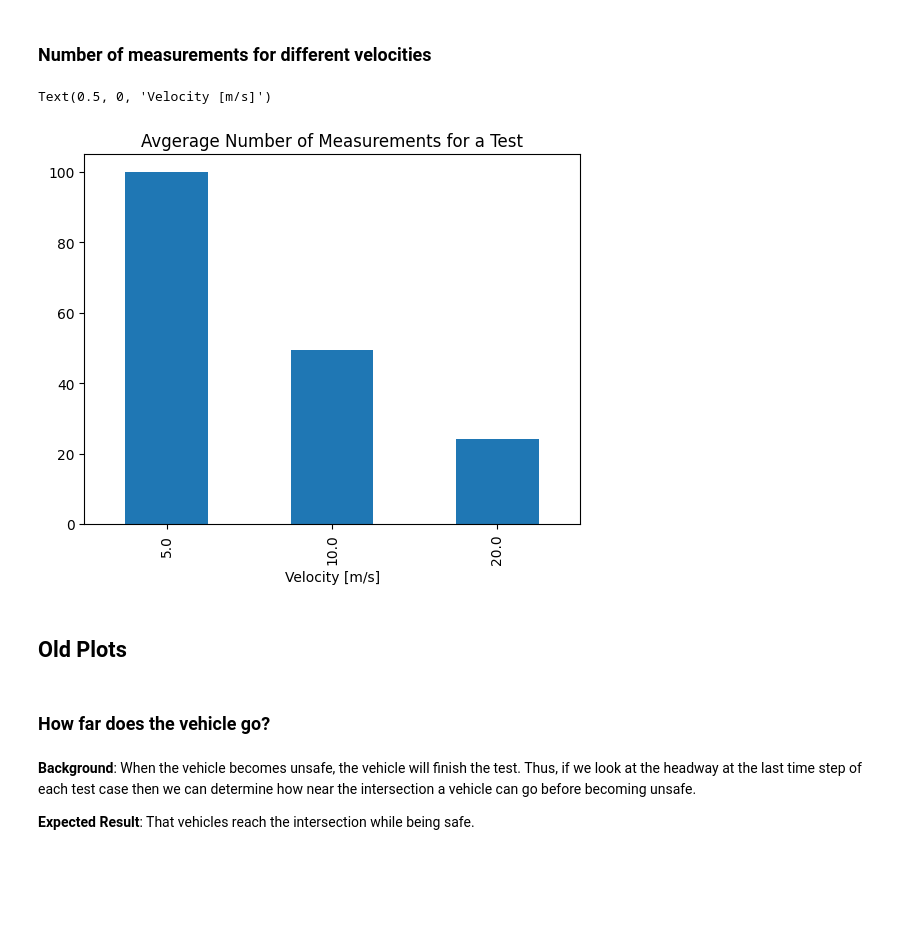
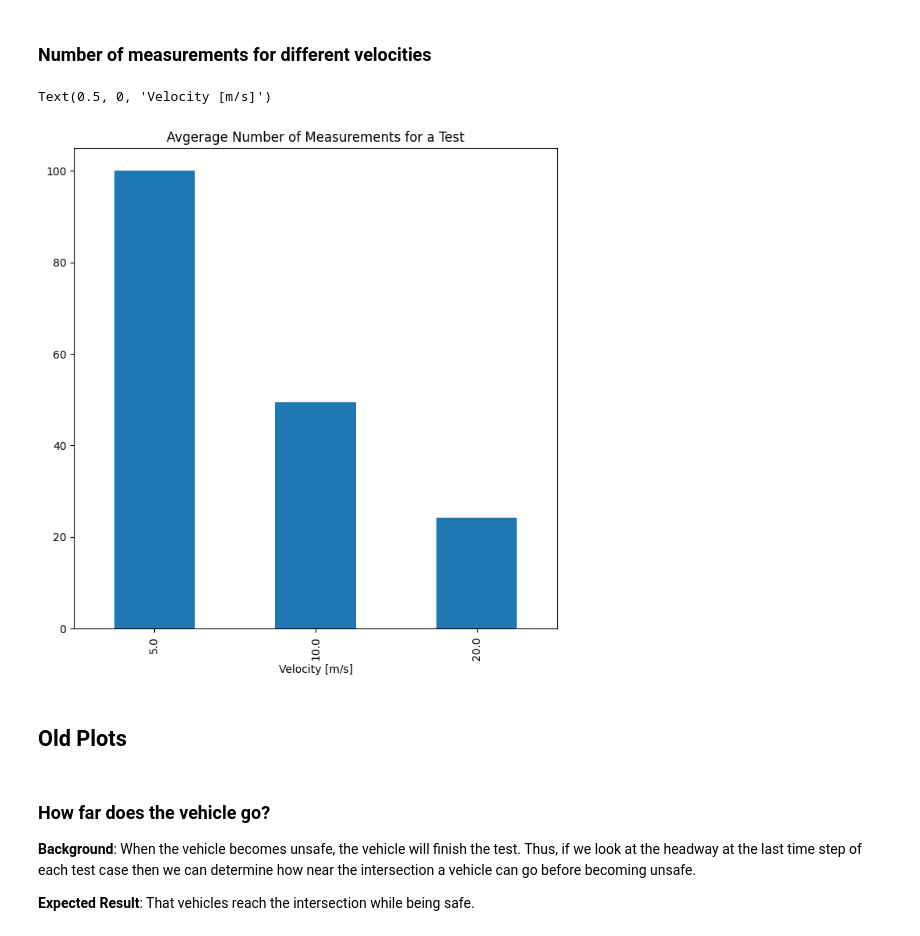
Before and after one commit to KTH-SML/kaarmu_svea, a Jupyter notebook: src/wp3_tests/notebooks/Decentralized Intelligence.ipynb, the cells around one changed output. Drawn from its saved outputs; the diff is of its cells as text; code cells hidden in the pictures; blank space fills up the shorter version.

```diff
--- a/src/wp3_tests/notebooks/Decentralized Intelligence.ipynb
+++ b/src/wp3_tests/notebooks/Decentralized Intelligence.ipynb
@@ -429,6 +429,7 @@ df = (df.groupby('test')
 
 # Create figure & axes
 fig, axs = plt.subplots(2, 1,
+                        figsize=(8, 8),
                         sharex=True,
                         layout='tight')
 
@@ -444,12 +445,12 @@ for (vel, safe), g in df.groupby(['targ_vel', 'safe']):
            label=f'Velocity: {vel} m/s')
 
 fig.suptitle('Latency vs Compute Time')
-axs[0].set_title(f'Safe ({CRITERION} safety)')
-axs[1].set_title(f'Unsafe ({CRITERION} safety)')
+axs[0].set_title(f'Safe')
+axs[1].set_title(f'Unsafe')
 for ax in axs:
     ax.set_ylabel('Latency [ms]')
-    ax.set_xlabel('Actual Compute Time $T_c$ [s]')
-    ax.legend()
+    ax.set_xlabel('Compute Time $T_c$ [s]')
+    ax.get_legend().remove()
 
 None
 # %% [output]
@@ -597,7 +598,7 @@ df = (df.groupby('test')
         .droplevel(-1))
 
 # Create figure & axes
-fig, ax = plt.figure(), plt.gca()
+fig, ax = plt.figure(figsize=(8, 8)), plt.gca()
 
 # Draw plots
 for vel, g in df.groupby('targ_vel'):
@@ -610,6 +611,7 @@ for vel, g in df.groupby('targ_vel'):
             alpha=0.3,
             label=f'Velocity: {vel}')
 
+ax.set_title('How many scheduled executions per test?')
 ax.set_xlabel('Number of scheduled executions')
 ax.legend()
 
@@ -621,44 +623,44 @@ None
 # %%
 UUT = 'svea5'
 
 # Collect the dataset
 mask = DATA['sender'] != UUT
 mask &= DATA['headway'] != 0
 df = DATA[mask]
 
 # Collect avereage size of tests for each velocity
 def func(df):
     xs = df.groupby('test').size()
     return xs.mean()
 
 xs = (df.groupby('targ_vel')
         .apply(func))
 
 # Create figure & axes
-fig, ax = plt.figure(), plt.gca()
+fig, ax = plt.figure(figsize=(8, 8)), plt.gca()
 
 # Draw plots
 xs.plot(ax=ax,
         kind='bar')
 
 ax.set_title('Avgerage Number of Measurements for a Test')
 ax.set_xlabel('Velocity [m/s]')
 # %% [output]
 Text(0.5, 0, 'Velocity [m/s]')
-[figure, old version]
+[figure, new version]
 # %% [markdown]
 ## Old Plots
 # %% [markdown]
 ### How far does the vehicle go?
+
+**Background**:
+When the vehicle becomes unsafe, the vehicle will finish the test.
+Thus, if we look at the headway at the last time step of each test
+case then we can determine how near the intersection a vehicle can
+go before becoming unsafe.
+
+**Expected Result**:
+That vehicles reach the intersection while being safe.
-# %% [markdown]
-**Background**:
-When the vehicle becomes unsafe, the vehicle will finish the test.
-Thus, if we look at the headway at the last time step of each test
-case then we can determine how near the intersection a vehicle can
-go before becoming unsafe.
-
-**Expected Result**:
-That vehicles reach the intersection while being safe.
 # %%
 SAFETY_CRITERION = 'strong'
 EVENT_TIME = None
```
Also changed, not shown: parts of 10 cells of this notebook.
